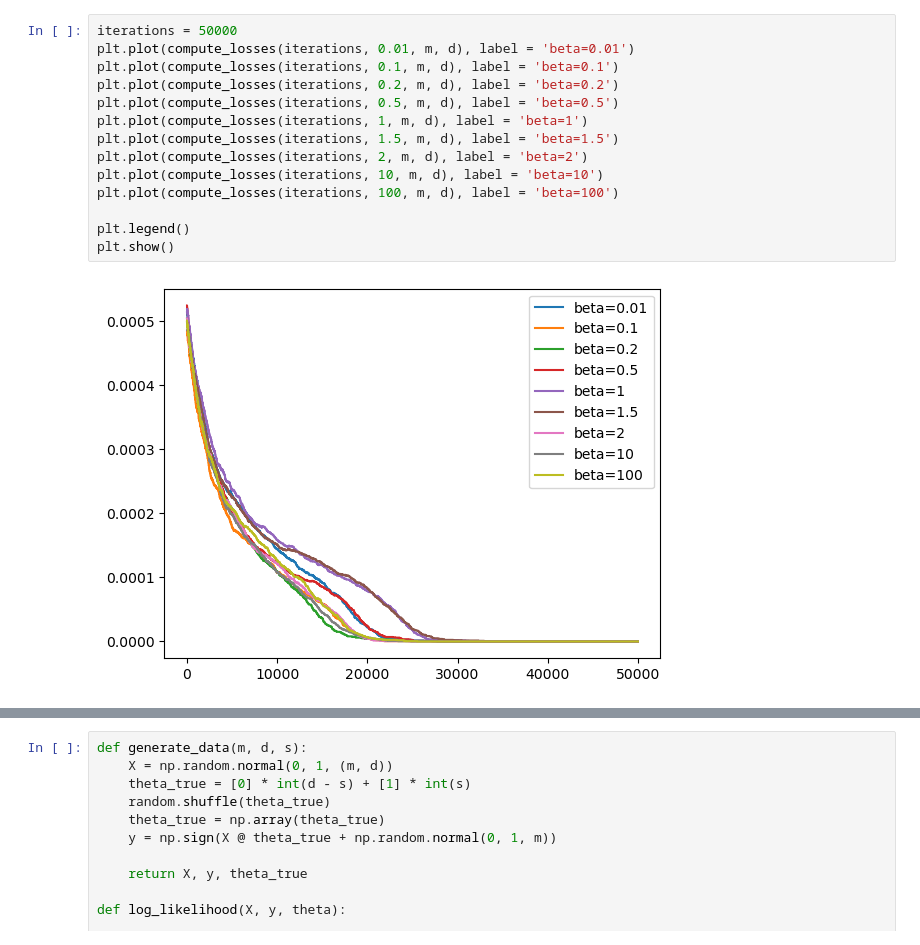
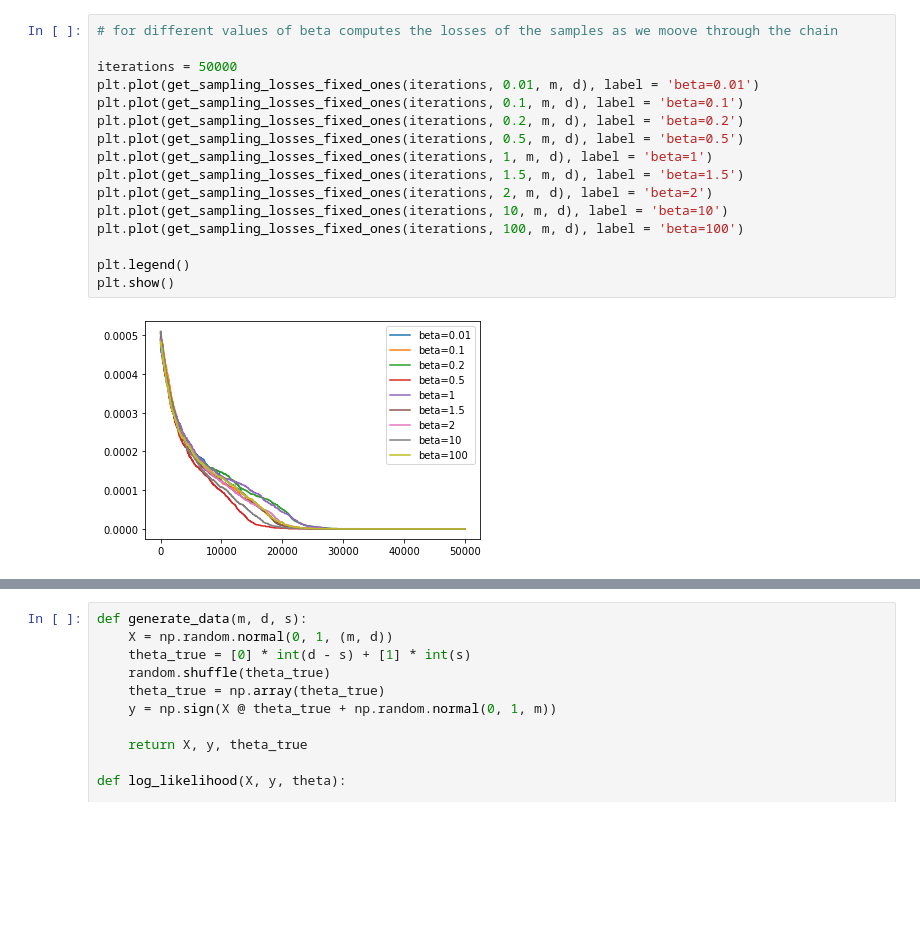
Before and after one commit to michelelupini/MC-project, a Jupyter notebook: main.ipynb, the cells around one changed output, grey strips where cells are left out. Drawn from its saved outputs; the diff is of its cells as text; blank space fills up the shorter version.

```diff
--- a/main.ipynb
+++ b/main.ipynb
@@ -52,16 +20,18 @@ def compute_losses(iterations, beta, m, d ):
 # %%
+# for different values of beta computes the losses of the samples as we moove through the chain
+
 iterations = 50000
-plt.plot(compute_losses(iterations, 0.01, m, d), label = 'beta=0.01')
-plt.plot(compute_losses(iterations, 0.1, m, d), label = 'beta=0.1')
-plt.plot(compute_losses(iterations, 0.2, m, d), label = 'beta=0.2')
-plt.plot(compute_losses(iterations, 0.5, m, d), label = 'beta=0.5')
-plt.plot(compute_losses(iterations, 1, m, d), label = 'beta=1')
-plt.plot(compute_losses(iterations, 1.5, m, d), label = 'beta=1.5')
-plt.plot(compute_losses(iterations, 2, m, d), label = 'beta=2')
-plt.plot(compute_losses(iterations, 10, m, d), label = 'beta=10')
-plt.plot(compute_losses(iterations, 100, m, d), label = 'beta=100')
+plt.plot(get_sampling_losses_fixed_ones(iterations, 0.01, m, d), label = 'beta=0.01')
+plt.plot(get_sampling_losses_fixed_ones(iterations, 0.1, m, d), label = 'beta=0.1')
+plt.plot(get_sampling_losses_fixed_ones(iterations, 0.2, m, d), label = 'beta=0.2')
+plt.plot(get_sampling_losses_fixed_ones(iterations, 0.5, m, d), label = 'beta=0.5')
+plt.plot(get_sampling_losses_fixed_ones(iterations, 1, m, d), label = 'beta=1')
+plt.plot(get_sampling_losses_fixed_ones(iterations, 1.5, m, d), label = 'beta=1.5')
+plt.plot(get_sampling_losses_fixed_ones(iterations, 2, m, d), label = 'beta=2')
+plt.plot(get_sampling_losses_fixed_ones(iterations, 10, m, d), label = 'beta=10')
+plt.plot(get_sampling_losses_fixed_ones(iterations, 100, m, d), label = 'beta=100')
 
 plt.legend()
 plt.show()
 # %% [output]
-[figure, old version]
+[figure, new version]
```
Also changed, not shown: parts of 11 cells of this notebook, 1 other file.
